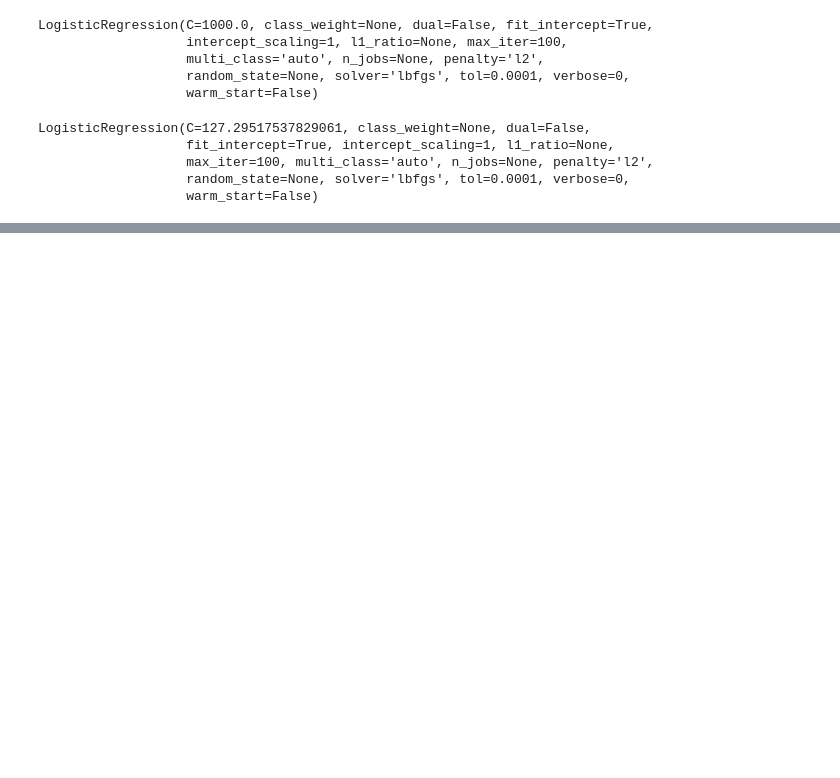
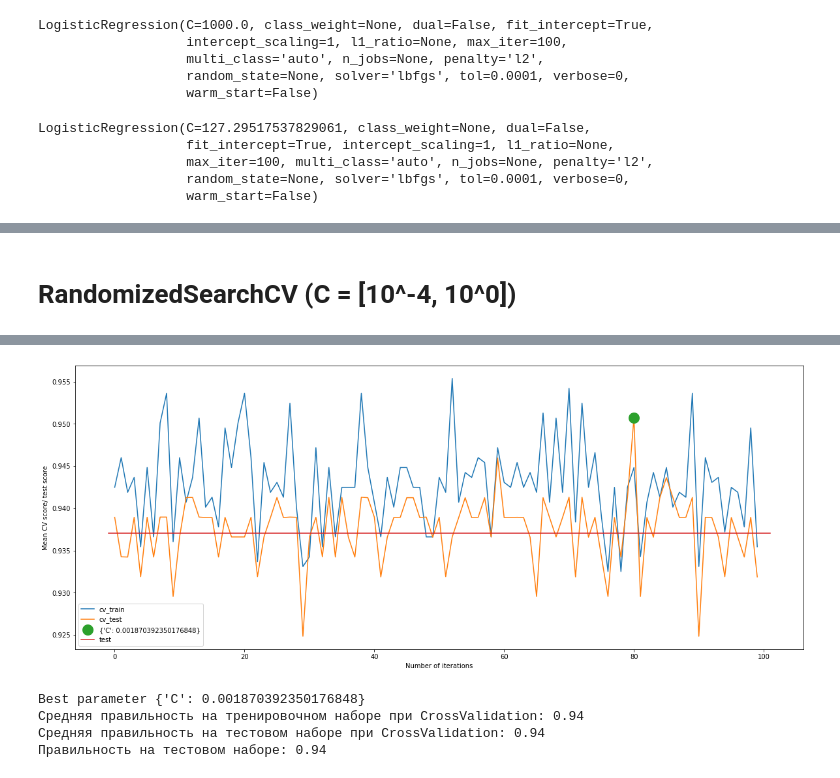
Before and after one commit to KarrieH/Breast_Can-er_training_ScikitLearn, a Jupyter notebook: GridSearch_tunning.ipynb, the cells around one changed output, grey strips where cells are left out. Drawn from its saved outputs; the diff is of its cells as text; code cells hidden in the pictures; blank space fills up the shorter version.

```diff
--- a/GridSearch_tunning.ipynb
+++ b/GridSearch_tunning.ipynb
@@ -168,0 +185,30 @@ plt.show()
+# %% [markdown]
+# RandomizedSearchCV (C = [10^-4, 10^0])
+# %%
+param_grid_log =  {'C': loguniform(10**(-4),10**0)}
+random_search_log = RandomizedSearchCV(LogisticRegression(),param_distributions = param_grid_log,
+                                   n_iter = 100, cv = 5,return_train_score=True, random_state = 0)
+start = time()
+random_search_log.fit(X_train,y_train)
+
+print("RandomizedSearchCV took {:.2f} seconds for {} candidates".format((time() - start),random_search_log.n_iter))
+
+best_C = random_search_log.best_params_
+num_iter = random_search_log.n_iter
+best_point = random_search_log.best_index_
+
+cv_train_mean_scores = random_search_log.cv_results_['mean_train_score']
+cv_test_mean_scores = random_search_log.cv_results_['mean_test_score']
+test_score = random_search_log.score(X_test,y_test)
+
+rcParams['figure.figsize'] = 20, 8
+plt.plot(np.arange(0,num_iter,1), cv_train_mean_scores, label = 'cv_train')
+plt.plot(np.arange(0,num_iter,1), cv_test_mean_scores, label = 'cv_test')
+plt.plot(np.arange(0,num_iter,1)[best_point], cv_test_mean_scores[best_point], 'o',markersize=15, mew = 2,
+         label = '{}'.format(best_C))
+plt.plot([-1,num_iter+1], [test_score,test_score], label = 'test')
+plt.xlabel('Number of iterations')
+plt.ylabel('Mean CV score/ test score')
+plt.legend(loc = 'best')
+plt.show()
+# %% [output]
@@ -168,0 +216,11 @@ plt.show()
+[figure, added]
+# %%
+print("Best parameter {}".format(best_C))
+print('Средняя правильность на тренировочном наборе при CrossValidation: {:.2f}'.format(np.mean(cv_train_mean_scores)))
+print('Средняя правильность на тестовом наборе при CrossValidation: {:.2f}'.format(np.mean(cv_test_mean_scores)))
+print('Правильность на тестовом наборе: {:.2f}'.format(test_score))
+# %% [output]
+Best parameter {'C': 0.001870392350176848}
+Средняя правильность на тренировочном наборе при CrossValidation: 0.94
+Средняя правильность на тестовом наборе при CrossValidation: 0.94
+Правильность на тестовом наборе: 0.94
```
Also changed, not shown: parts of 16 cells of this notebook.
